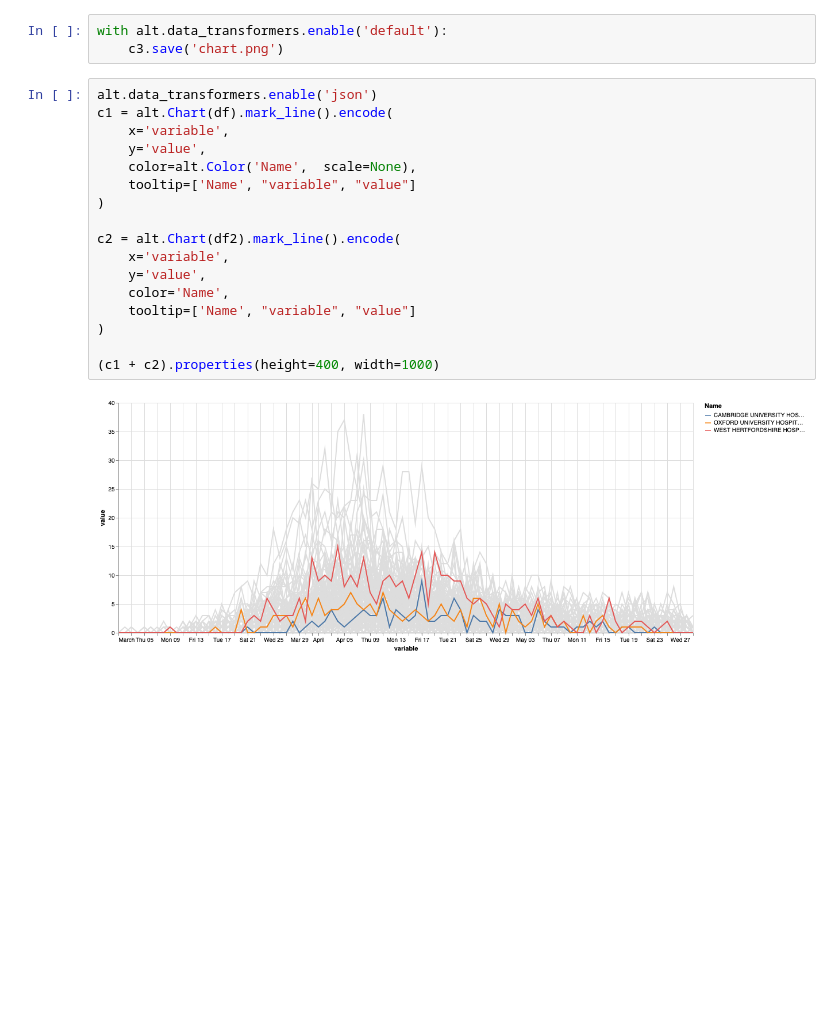
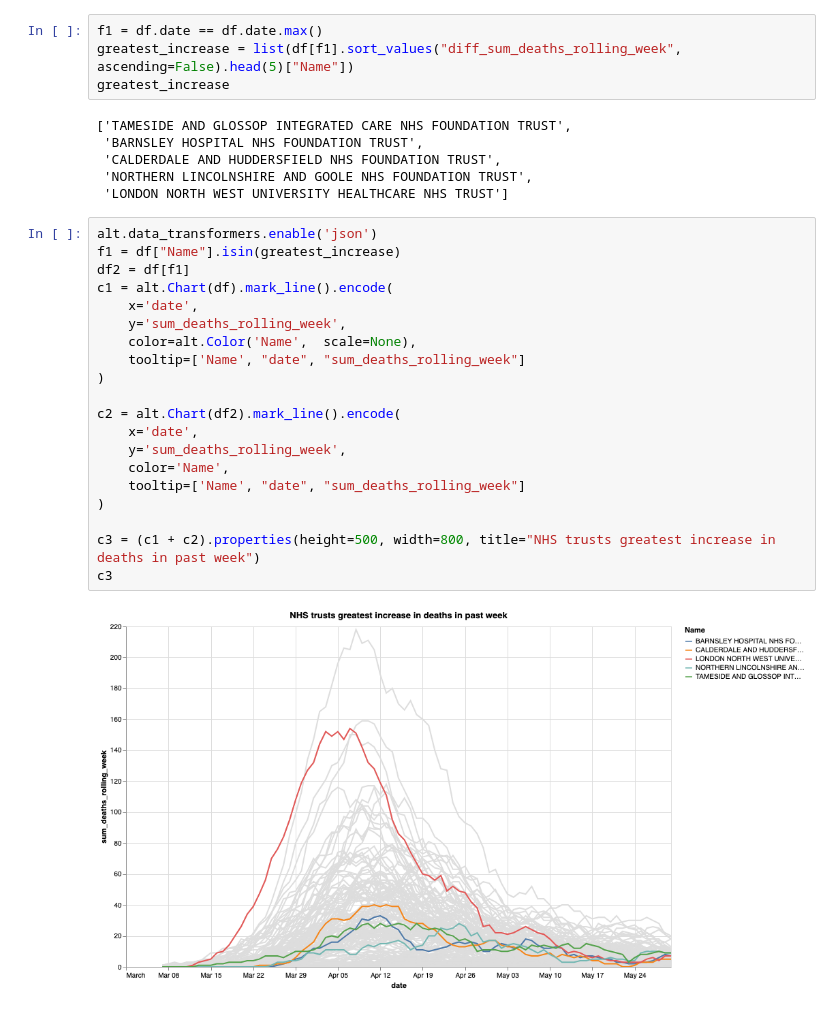
Before and after one commit to RobinL/covid_nhs_trusts, a Jupyter notebook: covid_nhs_england.ipynb, the cells around one changed output. Saved outputs shown, nothing was run; the diff lists cells and outputs as text; blank space fills up the shorter version.

```diff
--- a/covid_nhs_england.ipynb
+++ b/covid_nhs_england.ipynb
@@ -99,22 +129,32 @@ c3
-# %%
-with alt.data_transformers.enable('default'):
-    c3.save('chart.png')
+# %%
+f1 = df.date == df.date.max()
+greatest_increase = list(df[f1].sort_values("diff_sum_deaths_rolling_week", ascending=False).head(5)["Name"])
+greatest_increase
+# %% [output]
+['TAMESIDE AND GLOSSOP INTEGRATED CARE NHS FOUNDATION TRUST',
+ 'BARNSLEY HOSPITAL NHS FOUNDATION TRUST',
+ 'CALDERDALE AND HUDDERSFIELD NHS FOUNDATION TRUST',
+ 'NORTHERN LINCOLNSHIRE AND GOOLE NHS FOUNDATION TRUST',
+ 'LONDON NORTH WEST UNIVERSITY HEALTHCARE NHS TRUST']
 # %%
 alt.data_transformers.enable('json')
+f1 = df["Name"].isin(greatest_increase)
+df2 = df[f1]
 c1 = alt.Chart(df).mark_line().encode(
-    x='variable',
-    y='value',
+    x='date',
+    y='sum_deaths_rolling_week',
     color=alt.Color('Name',  scale=None),
-    tooltip=['Name', "variable", "value"]
+    tooltip=['Name', "date", "sum_deaths_rolling_week"]
 )
 
 c2 = alt.Chart(df2).mark_line().encode(
-    x='variable',
-    y='value',
+    x='date',
+    y='sum_deaths_rolling_week',
     color='Name',
-    tooltip=['Name', "variable", "value"]
+    tooltip=['Name', "date", "sum_deaths_rolling_week"]
 )
 
-(c1 + c2).properties(height=400, width=1000)
+c3 = (c1 + c2).properties(height=500, width=800, title="NHS trusts greatest increase in deaths in past week")
+c3
 # %% [output]
-[figure, old version]
+[figure, new version]
```
Also changed, not shown: parts of 11 cells of this notebook, 2 other files.
